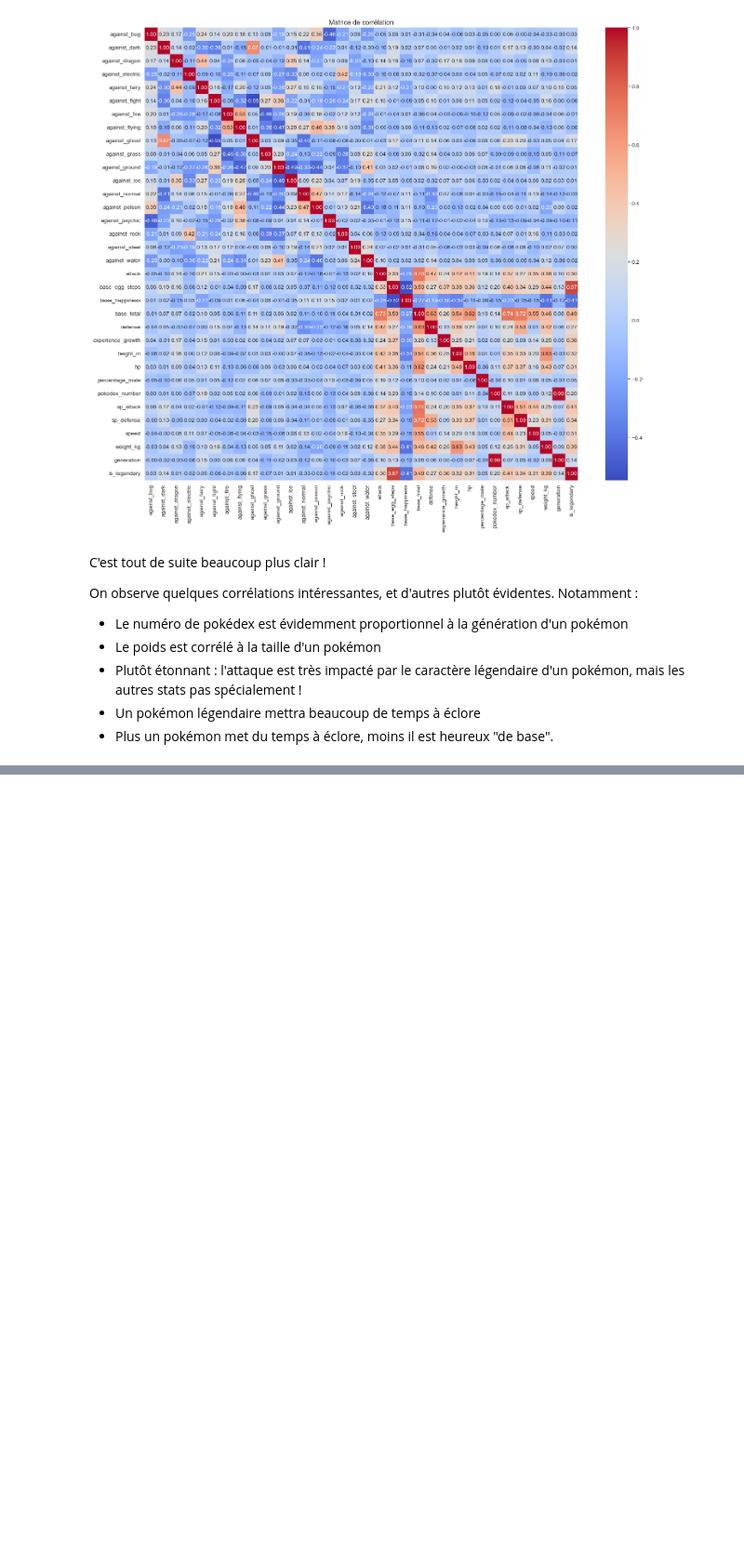
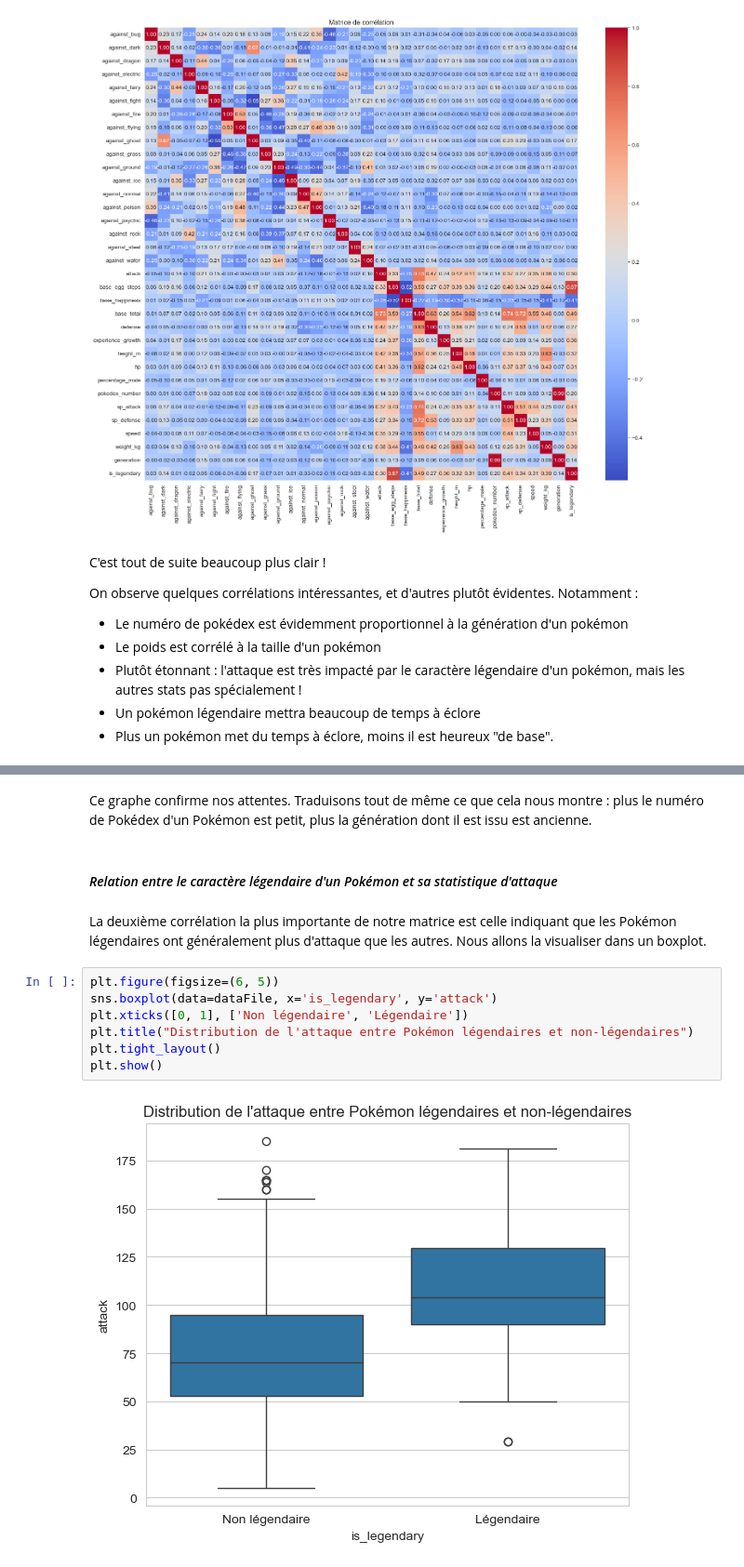
Before and after one commit to Wallblue/pokemons-stats, a Jupyter notebook: pokemon-stats.ipynb, the cells around one changed output, grey strips where cells are left out. Shown at 93% size. Drawn from its saved outputs; the diff is of its cells as text; blank space fills up the shorter version.

```diff
--- a/pokemon-stats.ipynb
+++ b/pokemon-stats.ipynb
@@ -408,0 +423,15 @@ On observe quelques corrélations intéressantes, et d'autres plutôt évidentes
+# %% [markdown]
+Ce graphe confirme nos attentes. Traduisons tout de même ce que cela nous montre : plus le numéro de Pokédex d'un Pokémon est petit, plus la génération dont il est issu est ancienne.
+# %% [markdown]
+#### *Relation entre le caractère légendaire d'un Pokémon et sa statistique d'attaque*
+# %% [markdown]
+La deuxième corrélation la plus importante de notre matrice est celle indiquant que les Pokémon légendaires ont généralement plus d'attaque que les autres. Nous allons la visualiser dans un boxplot.
+# %%
+plt.figure(figsize=(6, 5))
+sns.boxplot(data=dataFile, x='is_legendary', y='attack')
+plt.xticks([0, 1], ['Non légendaire', 'Légendaire'])
+plt.title("Distribution de l'attaque entre Pokémon légendaires et non-légendaires")
+plt.tight_layout()
+plt.show()
+# %% [output]
+[figure, added]
```
Also changed, not shown: parts of 7 cells of this notebook.
